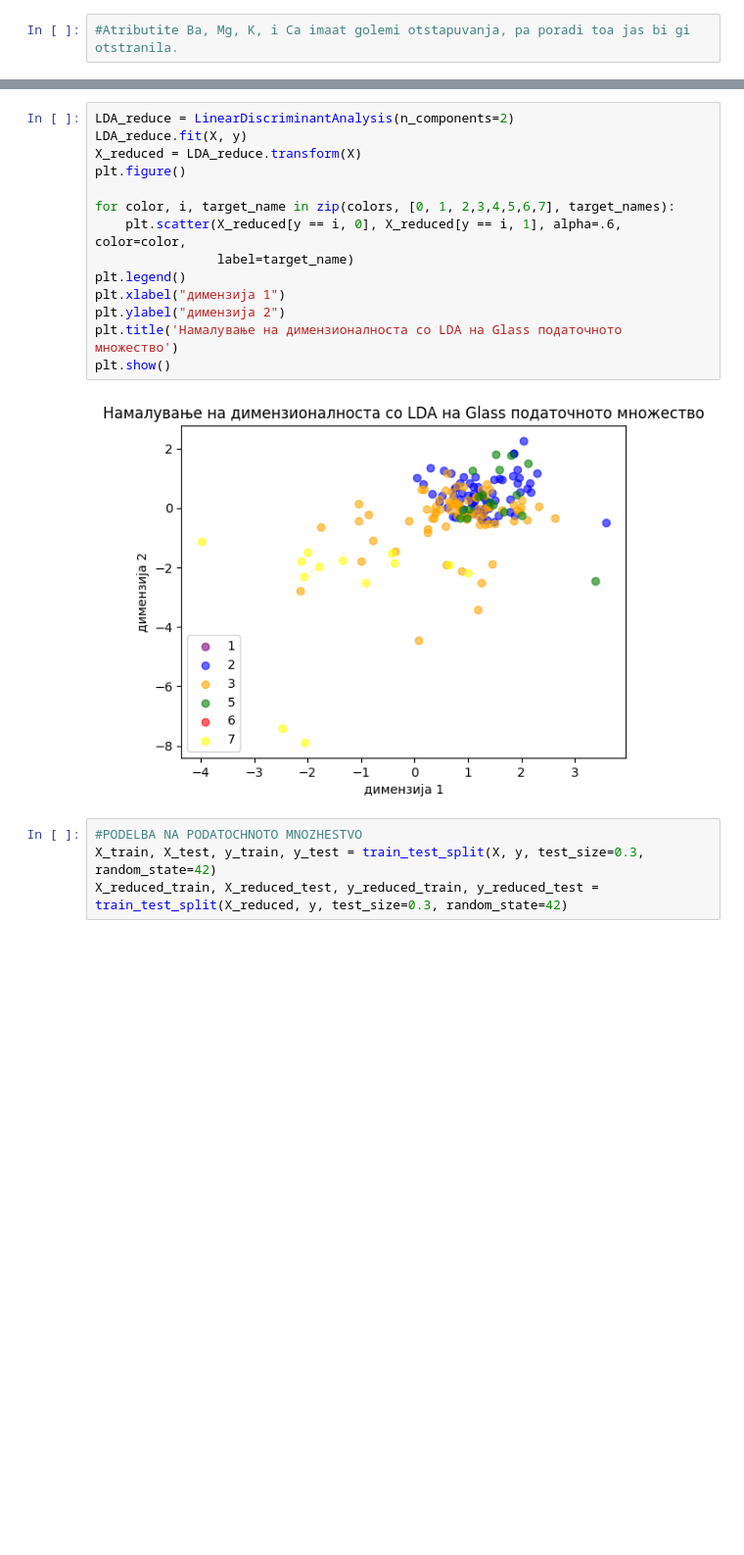
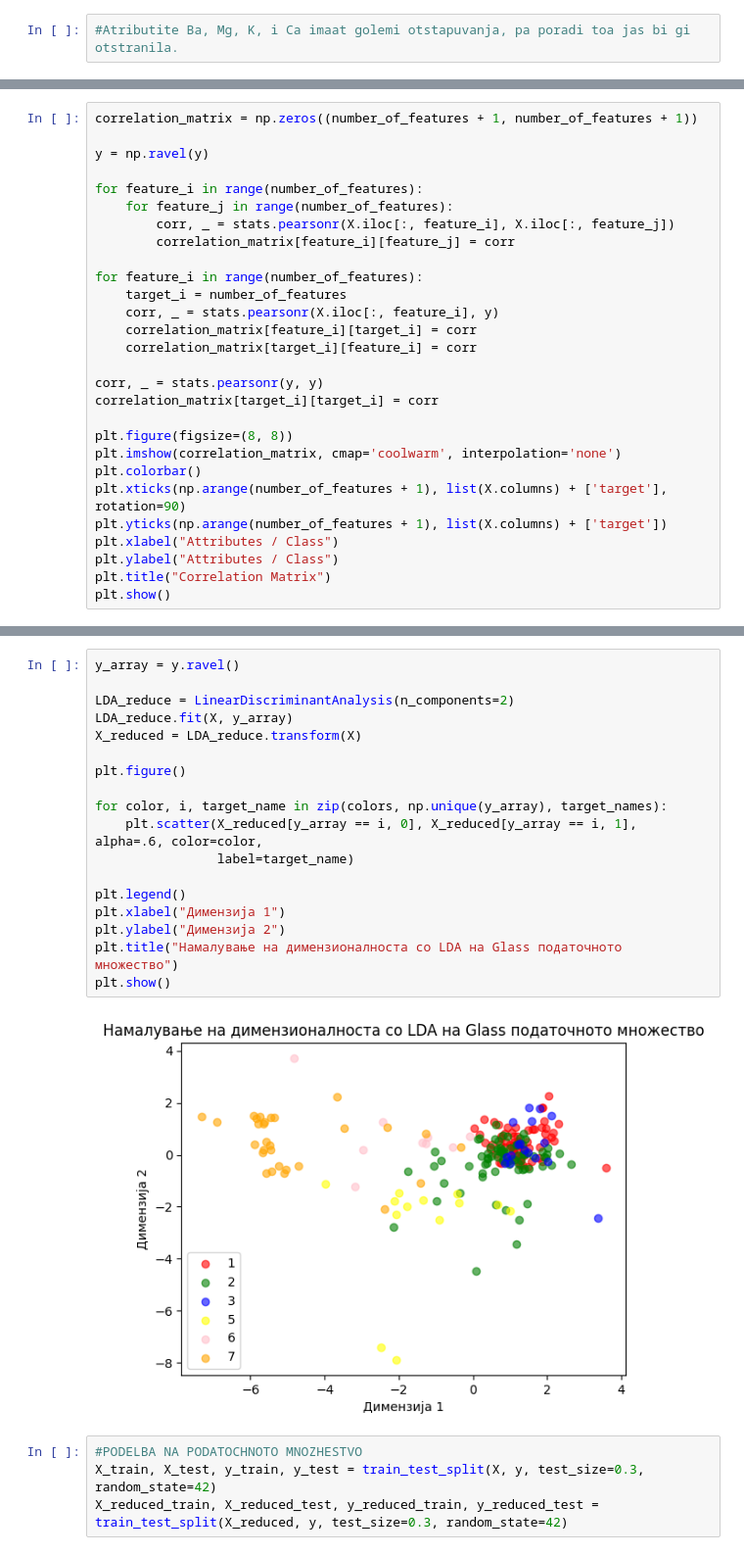
Before and after one commit to marijavrzhovska/ML, a Jupyter notebook: LAB1/glass_identification.ipynb, the cells around one changed output, grey strips where cells are left out. Shown at 98% size. Drawn from its saved outputs; the diff is of its cells as text; blank space fills up the shorter version.

```diff
--- a/LAB1/glass_identification.ipynb
+++ b/LAB1/glass_identification.ipynb
@@ -199,0 +297,28 @@ plt.show()
+# %%
+correlation_matrix = np.zeros((number_of_features + 1, number_of_features + 1))
+
+y = np.ravel(y)
+
+for feature_i in range(number_of_features):
+    for feature_j in range(number_of_features):
+        corr, _ = stats.pearsonr(X.iloc[:, feature_i], X.iloc[:, feature_j])
+        correlation_matrix[feature_i][feature_j] = corr
+
+for feature_i in range(number_of_features):
+    target_i = number_of_features
+    corr, _ = stats.pearsonr(X.iloc[:, feature_i], y)
+    correlation_matrix[feature_i][target_i] = corr
+    correlation_matrix[target_i][feature_i] = corr
+
+corr, _ = stats.pearsonr(y, y)
+correlation_matrix[target_i][target_i] = corr
+
+plt.figure(figsize=(8, 8))
+plt.imshow(correlation_matrix, cmap='coolwarm', interpolation='none')
+plt.colorbar()
+plt.xticks(np.arange(number_of_features + 1), list(X.columns) + ['target'], rotation=90)
+plt.yticks(np.arange(number_of_features + 1), list(X.columns) + ['target'])
+plt.xlabel("Attributes / Class")
+plt.ylabel("Attributes / Class")
+plt.title("Correlation Matrix")
+plt.show()
@@ -200,19 +327,23 @@ plt.show()
 # %%
+y_array = y.ravel()
+
 LDA_reduce = LinearDiscriminantAnalysis(n_components=2)
-LDA_reduce.fit(X, y)
+LDA_reduce.fit(X, y_array)
 X_reduced = LDA_reduce.transform(X)
+
 plt.figure()
 
-for color, i, target_name in zip(colors, [0, 1, 2,3,4,5,6,7], target_names):
-    plt.scatter(X_reduced[y == i, 0], X_reduced[y == i, 1], alpha=.6, color=color,
+for color, i, target_name in zip(colors, np.unique(y_array), target_names):
+    plt.scatter(X_reduced[y_array == i, 0], X_reduced[y_array == i, 1], alpha=.6, color=color,
                 label=target_name)
+
 plt.legend()
-plt.xlabel("димензија 1")
-plt.ylabel("димензија 2")
-plt.title('Намалување на димензионалноста со LDA на Glass податочното множество')
+plt.xlabel("Димензија 1")
+plt.ylabel("Димензија 2")
+plt.title("Намалување на димензионалноста со LDA на Glass податочното множество")
 plt.show()
 # %% [output]
-[figure, old version]
+[figure, new version]
 # %%
 #PODELBA NA PODATOCHNOTO MNOZHESTVO
 X_train, X_test, y_train, y_test = train_test_split(X, y, test_size=0.3, random_state=42)
```
Also changed, not shown: parts of 17 cells of this notebook, 5 other files.
